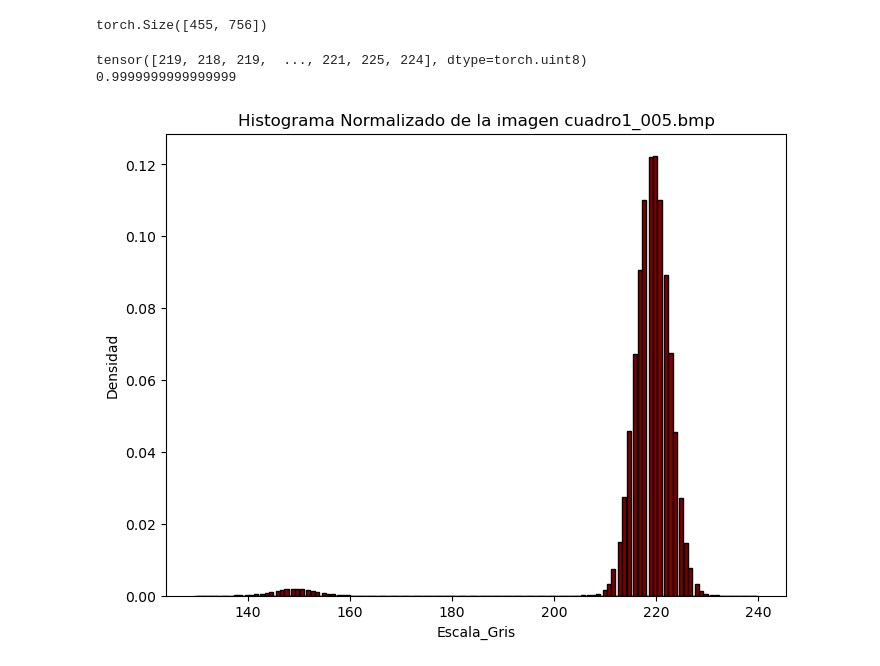
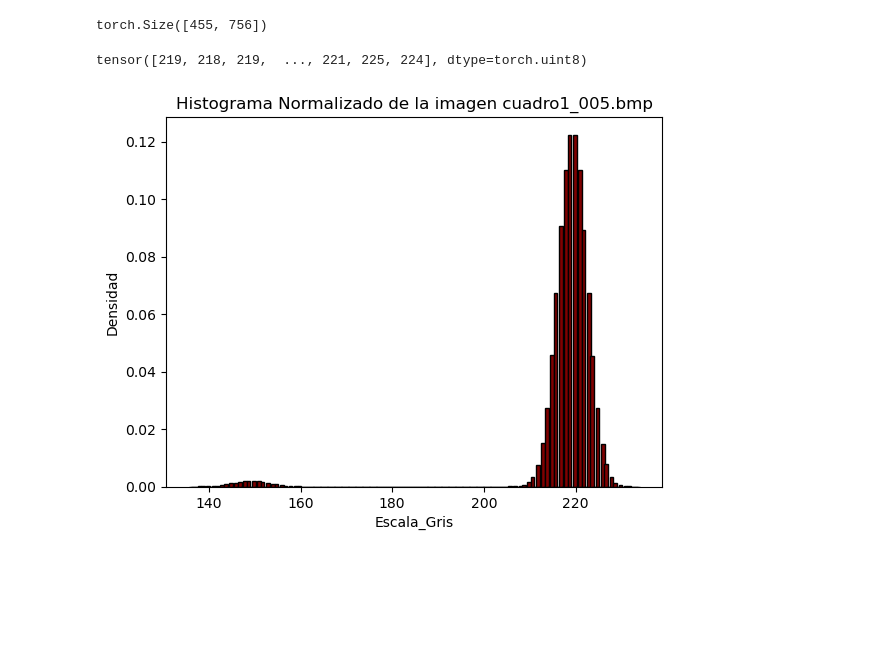
Before and after one commit to YoksanVC/TEC_DataScienceCert, a Jupyter notebook: Trabajo_Practico_0_Kittler.ipynb, the cells around one changed output. Cells and saved outputs as stored; diff of their text form; code cells hidden in the pictures; blank space fills up the shorter version.

```diff
--- a/Trabajo_Practico_0_Kittler.ipynb
+++ b/Trabajo_Practico_0_Kittler.ipynb
@@ -26,8 +26,7 @@ def import_image(url):
     return img
 
 def plot_bar(bins, histogram, axis_x_label, axis_y_label, title):
-
-    fig = plt.figure(figsize=(8,6))
+    plt.figure()
     plt.bar(bins[:-1], histogram, color ='maroon', edgecolor='k')
     plt.xlabel(axis_x_label)
     plt.ylabel(axis_y_label)
@@ -58,15 +57,14 @@ torch.Size([455, 756])
 # %%
 # Creando un array de la matriz con la funcion ravel de Numpy
 array_imagen = vector_imagen.ravel()
 print(array_imagen)
 
 # Creando un histograma del arreglo anterior y normalizandolo
-hist_imagen, bins_imagen = np.histogram(array_imagen, bins = 256, range=(130,240))
+hist_imagen, bins_imagen = np.histogram(array_imagen, bins = 256)
 hist_norm_imagen = hist_imagen/hist_imagen.sum()
 
 # Imprimir el histograma de la imagen
 plot_bar(bins_imagen,hist_norm_imagen,"Escala_Gris","Densidad","Histograma Normalizado de la imagen cuadro1_005.bmp")
 # %% [output]
 tensor([219, 218, 219,  ..., 221, 225, 224], dtype=torch.uint8)
-0.9999999999999999
-[figure, old version]
+[figure, new version]
```
Also changed, not shown: 1 other file.
